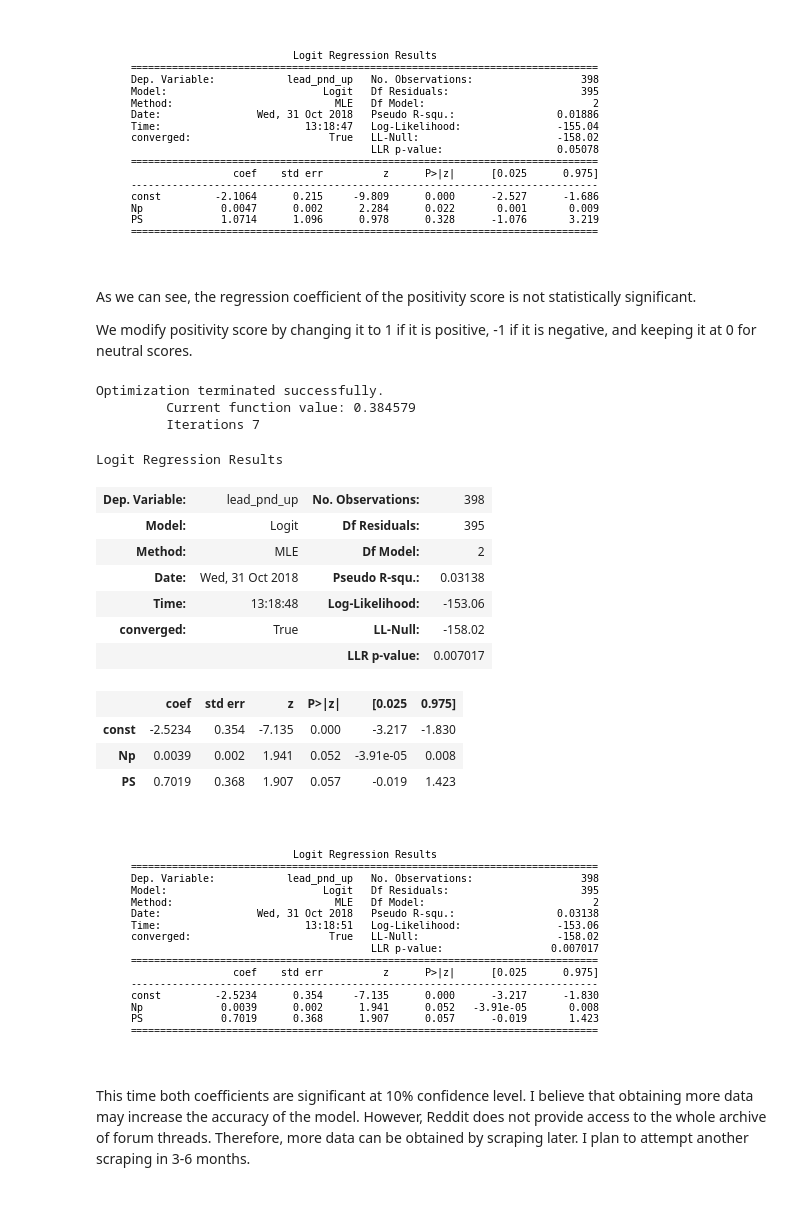
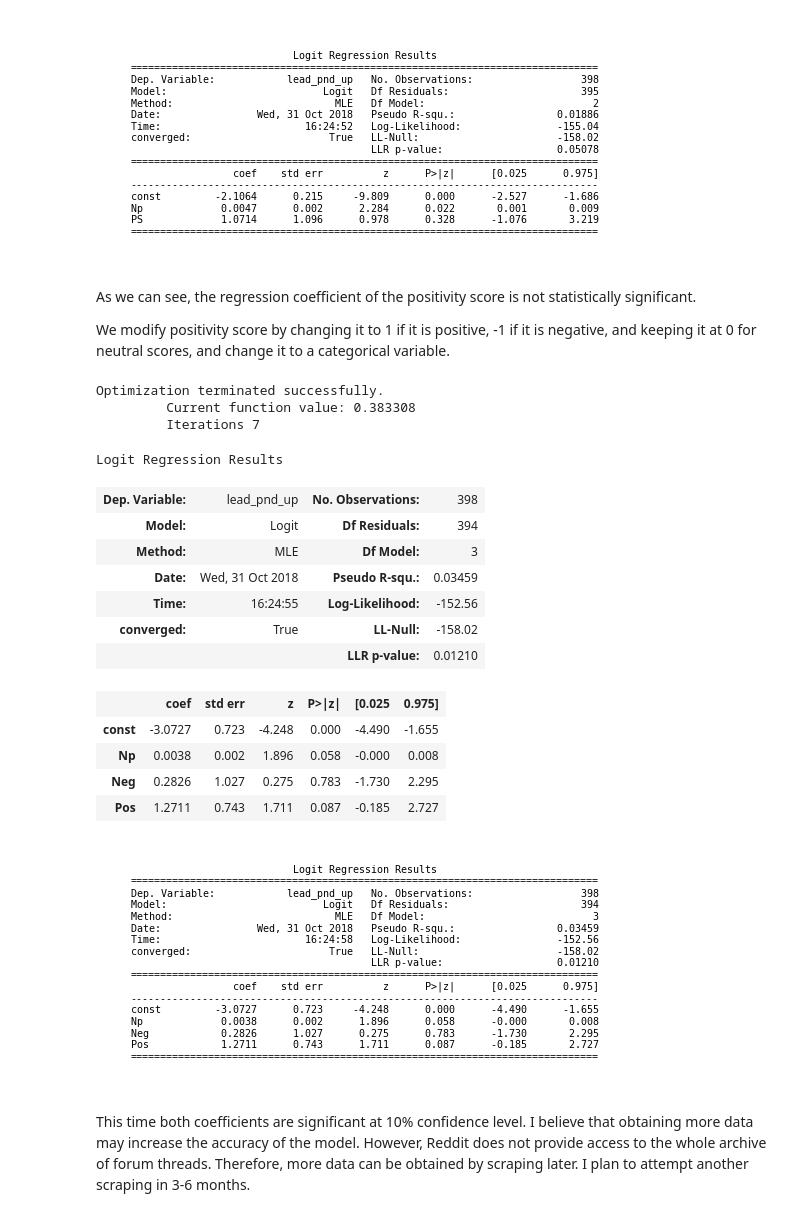
Before and after one commit to MikeStukalo/PumpNDump, a Jupyter notebook: analysis/3_Analyze.ipynb, the cells around one changed output. Cells and saved outputs as stored; diff of their text form; code cells hidden in the pictures.

```diff
--- a/analysis/3_Analyze.ipynb
+++ b/analysis/3_Analyze.ipynb
@@ -341,41 +319,47 @@ modelToPNG(result, "./output/logit_spec1.png")
 # %% [markdown]
 As we can see, the regression coefficient of the positivity score is not statistically significant.
 
-We modify positivity score by changing it to 1 if it is positive, -1 if it is negative, and keeping it at 0 for neutral scores.
+We modify positivity score by changing it to 1 if it is positive, -1 if it is negative, and keeping it at 0 for neutral scores, and change it to a categorical variable.
 # %%
 data = reg_data_simple.dropna()
 
 X = data.loc[:,['count','mean']]
 X.columns = ['Np', 'PS']
 
+# Change PS to categorical
 X.loc[X.PS!=0,'PS'] = X.loc[X.PS!=0,'PS'].apply(lambda x: 1 if x>0 else -1)
+
+X = X.join(pd.get_dummies(X.PS))
+X.columns = ['Np', 'PS', "Neg", "Nue", "Pos"]
+X.drop(["PS", "Nue"], axis=1,  inplace=True)
 
 X = sm.add_constant(X)
 y = data.loc[:,'lead_pnd_up'].astype(int)
 
 model = smf.Logit(y,X)
 result = model.fit()
 result.summary()
 # %% [output]
 Optimization terminated successfully.
-         Current function value: 0.384579
+         Current function value: 0.383308
          Iterations 7
 Logit Regression Results
 | Dep. Variable: | lead_pnd_up | No. Observations: | 398 |
-| Model: | Logit | Df Residuals: | 395 |
-| Method: | MLE | Df Model: | 2 |
-| Date: | Wed, 31 Oct 2018 | Pseudo R-squ.: | 0.03138 |
-| Time: | 13:18:48 | Log-Likelihood: | -153.06 |
+| Model: | Logit | Df Residuals: | 394 |
+| Method: | MLE | Df Model: | 3 |
+| Date: | Wed, 31 Oct 2018 | Pseudo R-squ.: | 0.03459 |
+| Time: | 16:24:55 | Log-Likelihood: | -152.56 |
 | converged: | True | LL-Null: | -158.02 |
-|  |  | LLR p-value: | 0.007017 |
+|  |  | LLR p-value: | 0.01210 |
 |  | coef | std err | z | P>|z| | [0.025 | 0.975] |
-| const | -2.5234 | 0.354 | -7.135 | 0.000 | -3.217 | -1.830 |
-| Np | 0.0039 | 0.002 | 1.941 | 0.052 | -3.91e-05 | 0.008 |
-| PS | 0.7019 | 0.368 | 1.907 | 0.057 | -0.019 | 1.423 |
+| const | -3.0727 | 0.723 | -4.248 | 0.000 | -4.490 | -1.655 |
+| Np | 0.0038 | 0.002 | 1.896 | 0.058 | -0.000 | 0.008 |
+| Neg | 0.2826 | 1.027 | 0.275 | 0.783 | -1.730 | 2.295 |
+| Pos | 1.2711 | 0.743 | 1.711 | 0.087 | -0.185 | 2.727 |
 # %%
 modelToPNG(result, "./output/logit_spec2.png")
 # %% [output]
-[figure, old version]
+[figure, new version]
 # %% [markdown]
 This time both coefficients are significant at 10% confidence level. I believe that obtaining more data may increase the accuracy of the model. However, Reddit does not provide access to the whole archive of forum threads. Therefore, more data can be obtained by scraping later. I plan to attempt another scraping in 3-6 months.
 # %% [markdown]
```
Also changed, not shown: parts of 10 cells of this notebook, 11 other files.
